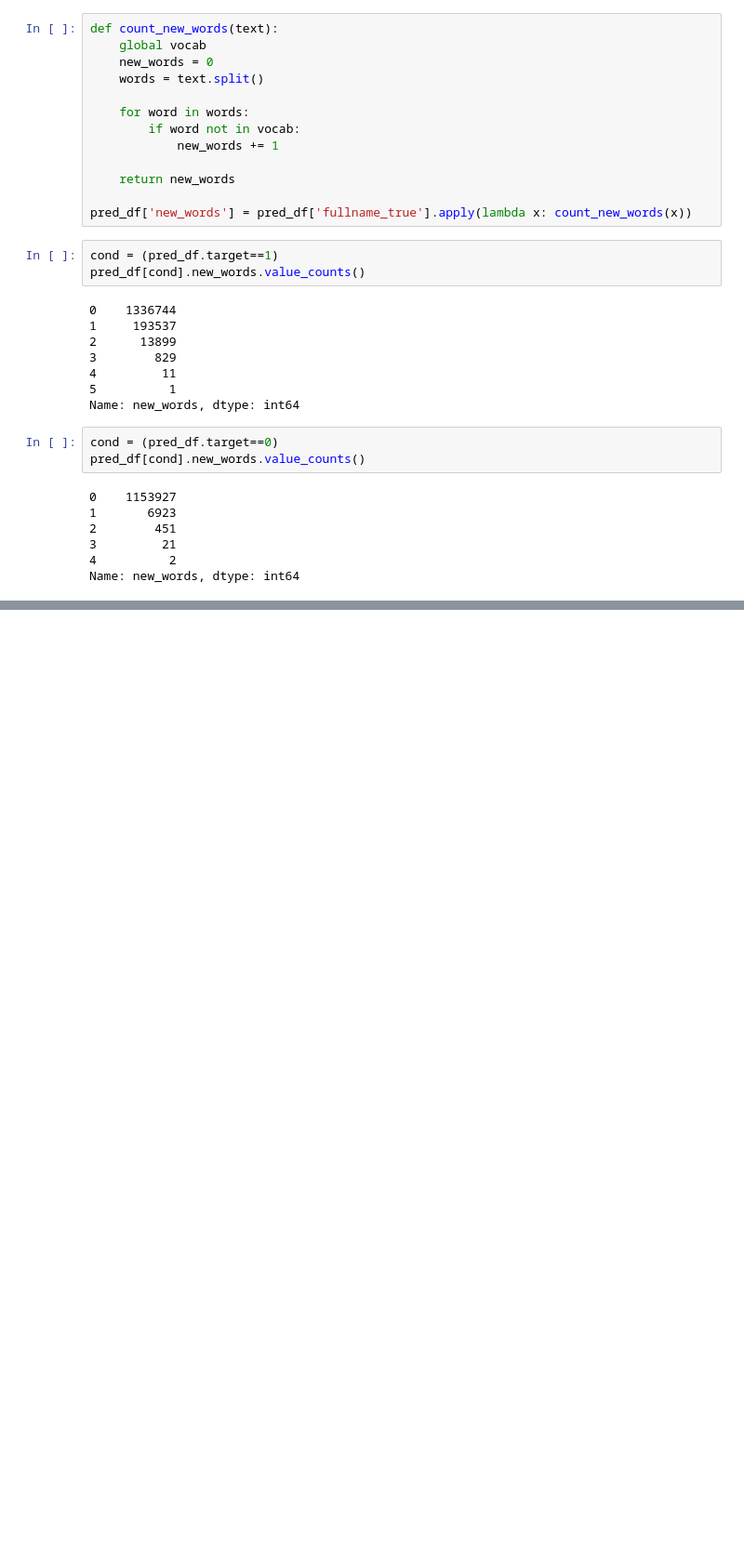
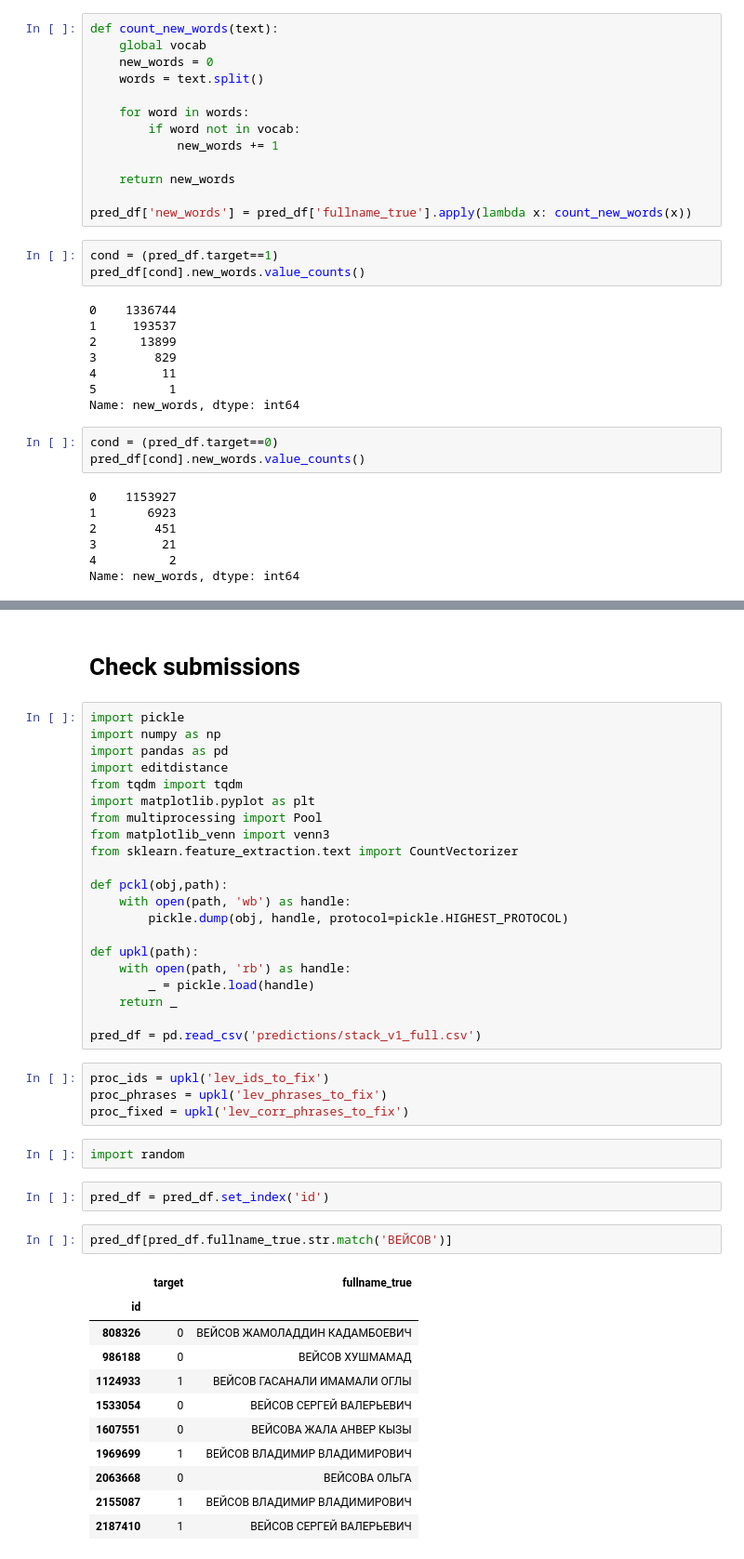
Before and after one commit to snakers4/cft-contest-2018, a Jupyter notebook: src/distance_post_proc.ipynb, the cells around one changed output, grey strips where cells are left out. Shown: that part at 93% size. Drawn from its saved outputs; the diff is of its cells as text; blank space fills up the shorter version.

```diff
--- a/src/distance_post_proc.ipynb
+++ b/src/distance_post_proc.ipynb
@@ -120,0 +326,45 @@ for word in words:
+# %% [markdown]
+# Check submissions
+# %%
+import pickle
+import numpy as np
+import pandas as pd
+import editdistance
+from tqdm import tqdm
+import matplotlib.pyplot as plt
+from multiprocessing import Pool
+from matplotlib_venn import venn3
+from sklearn.feature_extraction.text import CountVectorizer
+
+def pckl(obj,path):
+    with open(path, 'wb') as handle:
+        pickle.dump(obj, handle, protocol=pickle.HIGHEST_PROTOCOL)
+
+def upkl(path):
+    with open(path, 'rb') as handle:
+        _ = pickle.load(handle)
+    return _
+
+pred_df = pd.read_csv('predictions/stack_v1_full.csv')
+# %%
+proc_ids = upkl('lev_ids_to_fix')
+proc_phrases = upkl('lev_phrases_to_fix')
+proc_fixed = upkl('lev_corr_phrases_to_fix')
+# %%
+import random
+# %%
+pred_df = pred_df.set_index('id')
+# %%
+pred_df[pred_df.fullname_true.str.match('ВЕЙСОВ')]
+# %% [output]
+|  | target | fullname_true |
+| id |  |  |
+| 808326 | 0 | ВЕЙСОВ ЖАМОЛАДДИН КАДАМБОЕВИЧ |
+| 986188 | 0 | ВЕЙСОВ ХУШМАМАД |
+| 1124933 | 1 | ВЕЙСОВ ГАСАНАЛИ ИМАМАЛИ ОГЛЫ |
+| 1533054 | 0 | ВЕЙСОВ СЕРГЕЙ ВАЛЕРЬЕВИЧ |
+| 1607551 | 0 | ВЕЙСОВА ЖАЛА АНВЕР КЫЗЫ |
+| 1969699 | 1 | ВЕЙСОВ ВЛАДИМИР ВЛАДИМИРОВИЧ |
+| 2063668 | 0 | ВЕЙСОВА ОЛЬГА |
+| 2155087 | 1 | ВЕЙСОВ ВЛАДИМИР ВЛАДИМИРОВИЧ |
+| 2187410 | 1 | ВЕЙСОВ СЕРГЕЙ ВАЛЕРЬЕВИЧ |
```
Also changed, not shown: parts of 23 cells of this notebook, 4 other files.
